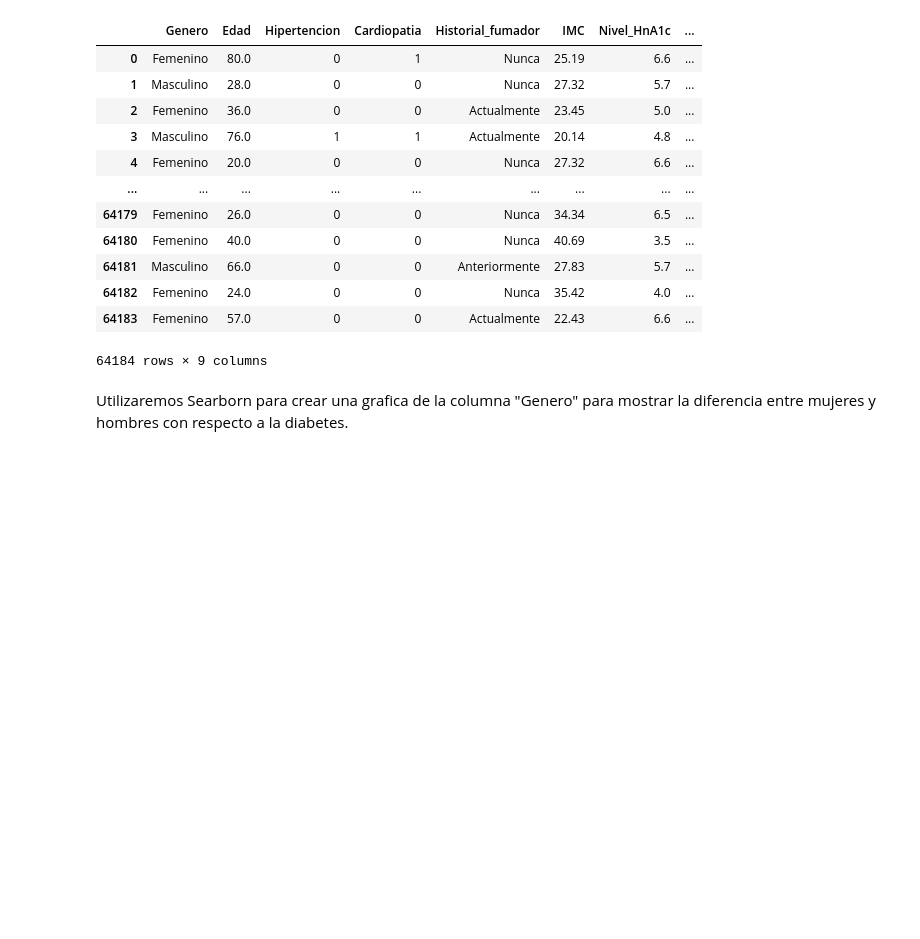
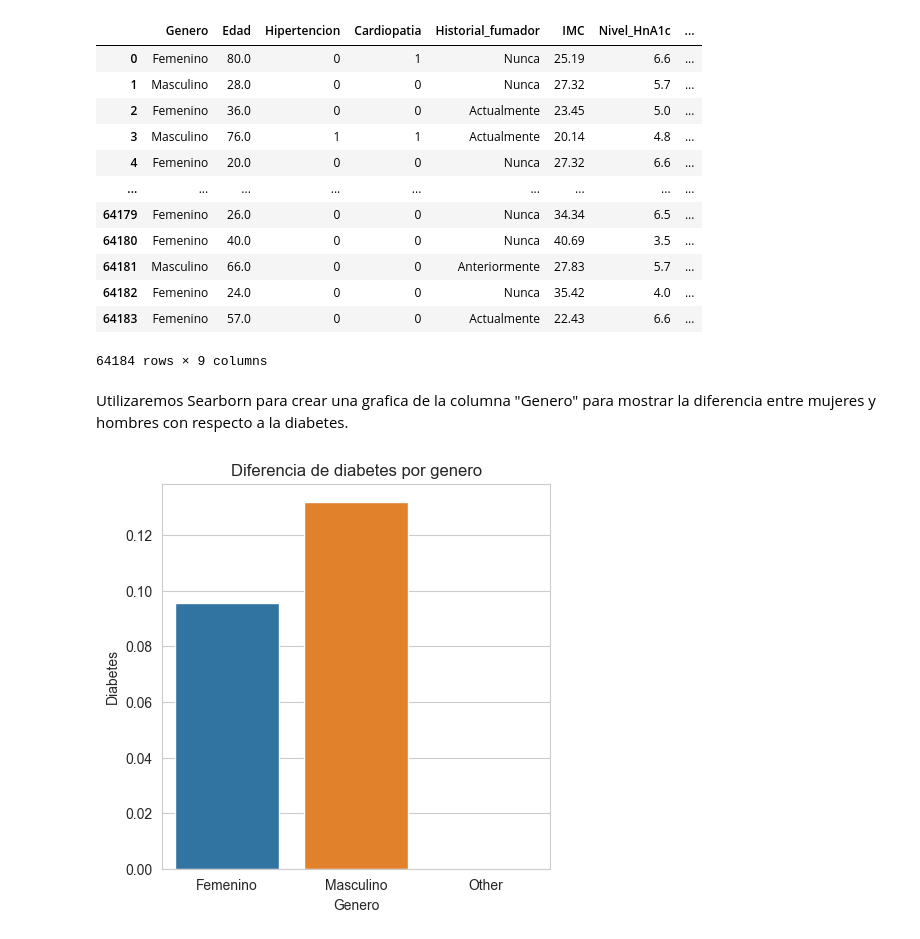
Before and after one commit to jaavieersit/ProyetoIntegrador, a Jupyter notebook: dataset/codigo.ipynb, the cells around one changed output. Saved outputs shown, nothing was run; the diff lists cells and outputs as text; code cells hidden in the pictures; blank space fills up the shorter version.

```diff
--- a/dataset/codigo.ipynb
+++ b/dataset/codigo.ipynb
@@ -106,0 +104,10 @@ plt.figure(figsize=(10, 10))
+# %%
+sns.set_style("whitegrid")
+plt.figure(figsize=(5, 5))
+sns.barplot(data=df, x="Genero", y="Diabetes", errorbar = None)
+plt.xlabel("Genero")
+plt.ylabel("Diabetes")
+plt.title("Diferencia de diabetes por genero")
+plt.show()
+# %% [output]
+[figure, added]
```
Also changed, not shown: parts of 6 cells of this notebook.
